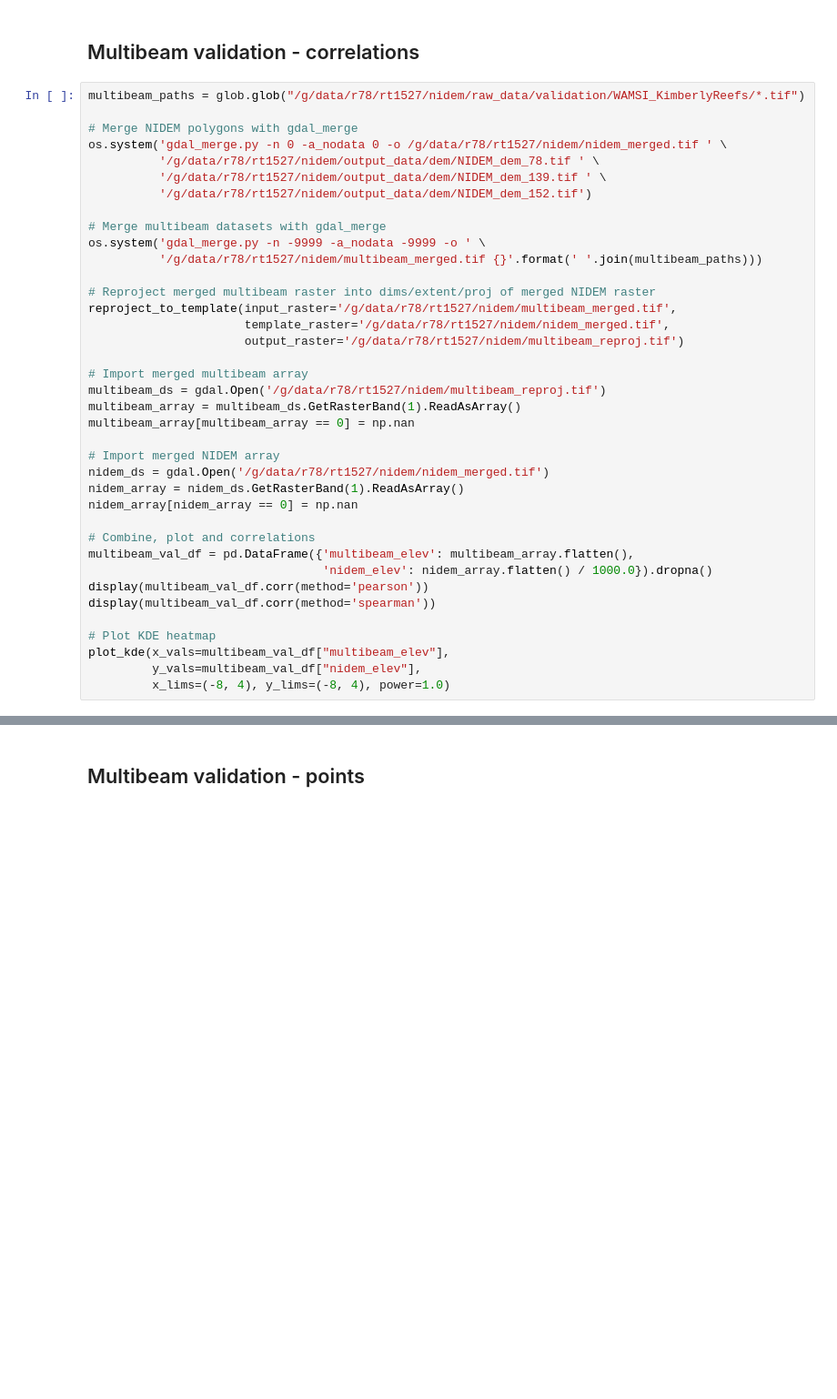
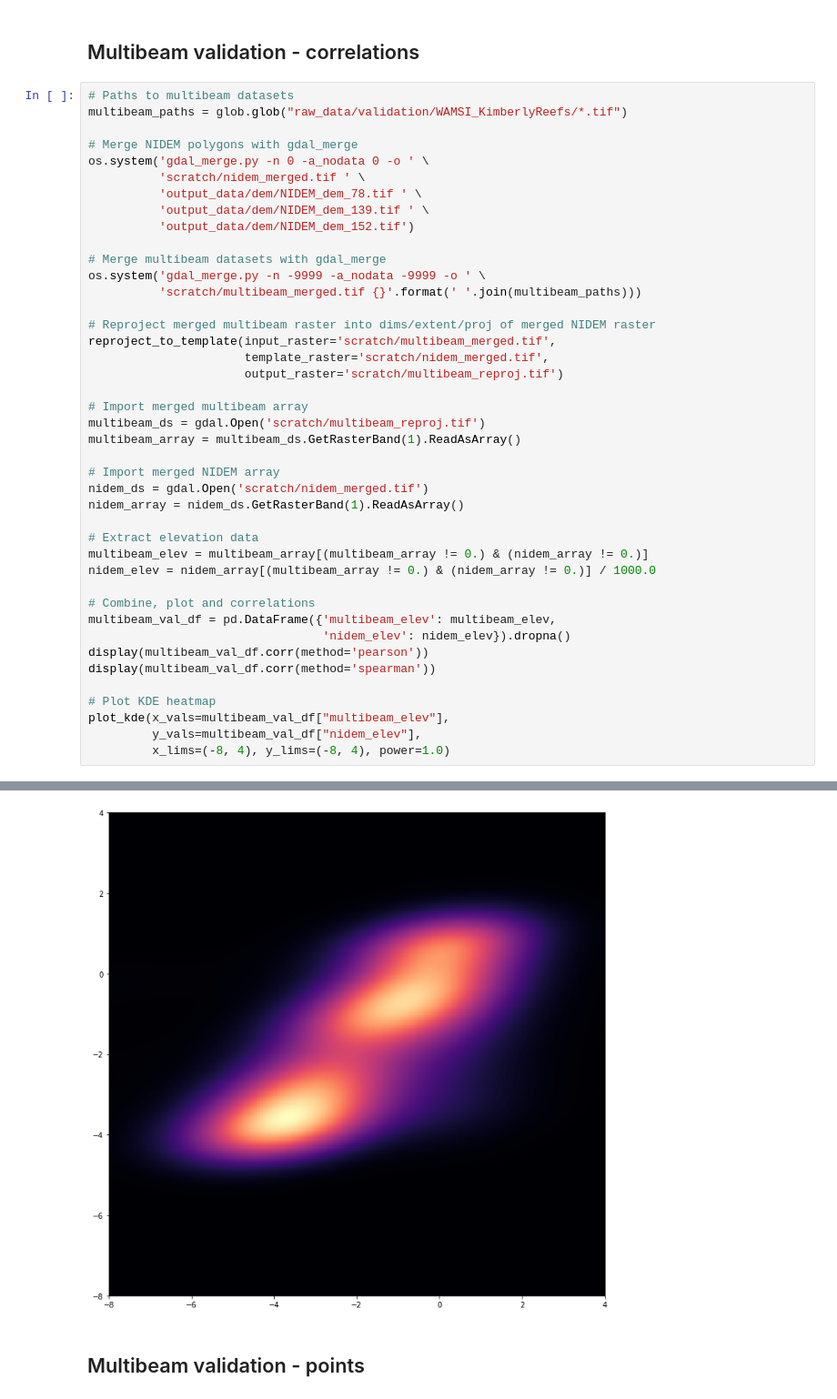
Before and after one commit to robbibt/nidem_visualisations, a Jupyter notebook: NIDEM_validation.ipynb, the cells around one changed output, grey strips where cells are left out. Shown: that part at 91% size. Drawn from its saved outputs; the diff is of its cells as text; blank space fills up the shorter version.

Commit message:
Refactor multibeam code

```diff
--- a/NIDEM_validation.ipynb
+++ b/NIDEM_validation.ipynb
@@ -244,36 +253,40 @@ Reprojected raster exported to /g/data/r78/rt1527/nidem/Scratch/lidar_resampled.
 # %% [markdown]
 ## Multibeam validation - correlations
 # %%
-multibeam_paths = glob.glob("/g/data/r78/rt1527/nidem/raw_data/validation/WAMSI_KimberlyReefs/*.tif")
+# Paths to multibeam datasets
+multibeam_paths = glob.glob("raw_data/validation/WAMSI_KimberlyReefs/*.tif")
 
 # Merge NIDEM polygons with gdal_merge
-os.system('gdal_merge.py -n 0 -a_nodata 0 -o /g/data/r78/rt1527/nidem/nidem_merged.tif ' \
-          '/g/data/r78/rt1527/nidem/output_data/dem/NIDEM_dem_78.tif ' \
-          '/g/data/r78/rt1527/nidem/output_data/dem/NIDEM_dem_139.tif ' \
-          '/g/data/r78/rt1527/nidem/output_data/dem/NIDEM_dem_152.tif')
+os.system('gdal_merge.py -n 0 -a_nodata 0 -o ' \
+          'scratch/nidem_merged.tif ' \
+          'output_data/dem/NIDEM_dem_78.tif ' \
+          'output_data/dem/NIDEM_dem_139.tif ' \
+          'output_data/dem/NIDEM_dem_152.tif')
 
 # Merge multibeam datasets with gdal_merge
 os.system('gdal_merge.py -n -9999 -a_nodata -9999 -o ' \
-          '/g/data/r78/rt1527/nidem/multibeam_merged.tif {}'.format(' '.join(multibeam_paths)))
+          'scratch/multibeam_merged.tif {}'.format(' '.join(multibeam_paths)))
 
 # Reproject merged multibeam raster into dims/extent/proj of merged NIDEM raster
-reproject_to_template(input_raster='/g/data/r78/rt1527/nidem/multibeam_merged.tif',
-                      template_raster='/g/data/r78/rt1527/nidem/nidem_merged.tif',
-                      output_raster='/g/data/r78/rt1527/nidem/multibeam_reproj.tif')
+reproject_to_template(input_raster='scratch/multibeam_merged.tif',
+                      template_raster='scratch/nidem_merged.tif',
+                      output_raster='scratch/multibeam_reproj.tif')
 
 # Import merged multibeam array
-multibeam_ds = gdal.Open('/g/data/r78/rt1527/nidem/multibeam_reproj.tif')
+multibeam_ds = gdal.Open('scratch/multibeam_reproj.tif')
 multibeam_array = multibeam_ds.GetRasterBand(1).ReadAsArray()
-multibeam_array[multibeam_array == 0] = np.nan
 
 # Import merged NIDEM array
-nidem_ds = gdal.Open('/g/data/r78/rt1527/nidem/nidem_merged.tif')
+nidem_ds = gdal.Open('scratch/nidem_merged.tif')
 nidem_array = nidem_ds.GetRasterBand(1).ReadAsArray()
-nidem_array[nidem_array == 0] = np.nan
+
+# Extract elevation data
+multibeam_elev = multibeam_array[(multibeam_array != 0.) & (nidem_array != 0.)]
+nidem_elev = nidem_array[(multibeam_array != 0.) & (nidem_array != 0.)] / 1000.0
 
 # Combine, plot and correlations
-multibeam_val_df = pd.DataFrame({'multibeam_elev': multibeam_array.flatten(),
-                                 'nidem_elev': nidem_array.flatten() / 1000.0}).dropna()
+multibeam_val_df = pd.DataFrame({'multibeam_elev': multibeam_elev,
+                                 'nidem_elev': nidem_elev}).dropna()
 display(multibeam_val_df.corr(method='pearson'))
 display(multibeam_val_df.corr(method='spearman'))
 
@@ -281,3 +294,4 @@ display(multibeam_val_df.corr(method='spearman'))
 plot_kde(x_vals=multibeam_val_df["multibeam_elev"],
          y_vals=multibeam_val_df["nidem_elev"],
          x_lims=(-8, 4), y_lims=(-8, 4), power=1.0)
+# %% [output]
@@ -284,3 +304,4 @@ plot_kde(x_vals=multibeam_val_df["multibeam_elev"],
+[figure, added]
 # %% [markdown]
 ## Multibeam validation - points
 # %%
```
Also changed, not shown: parts of 3 cells of this notebook.
